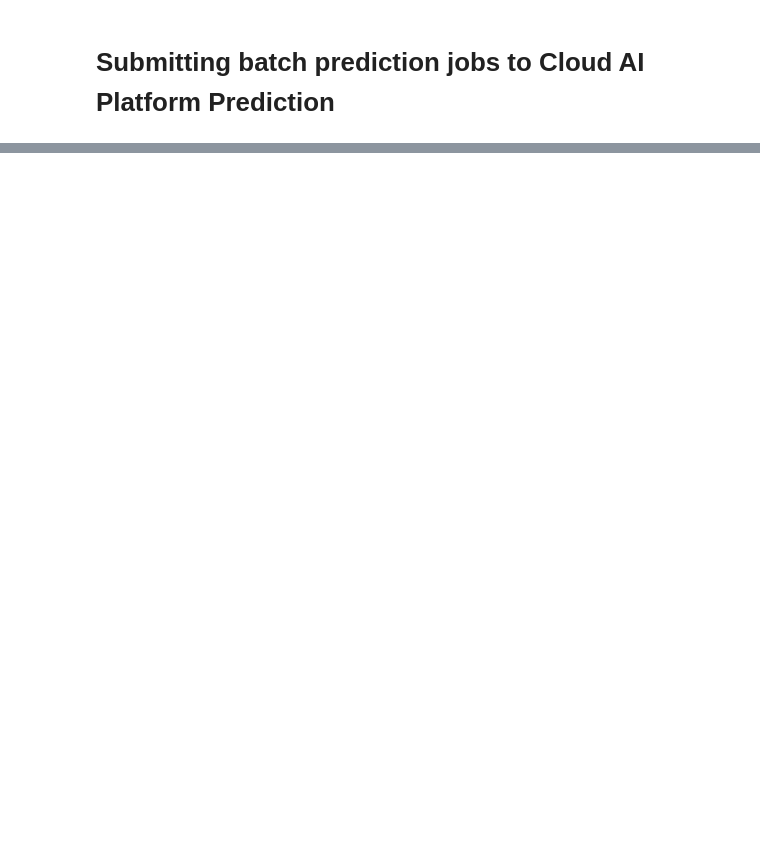
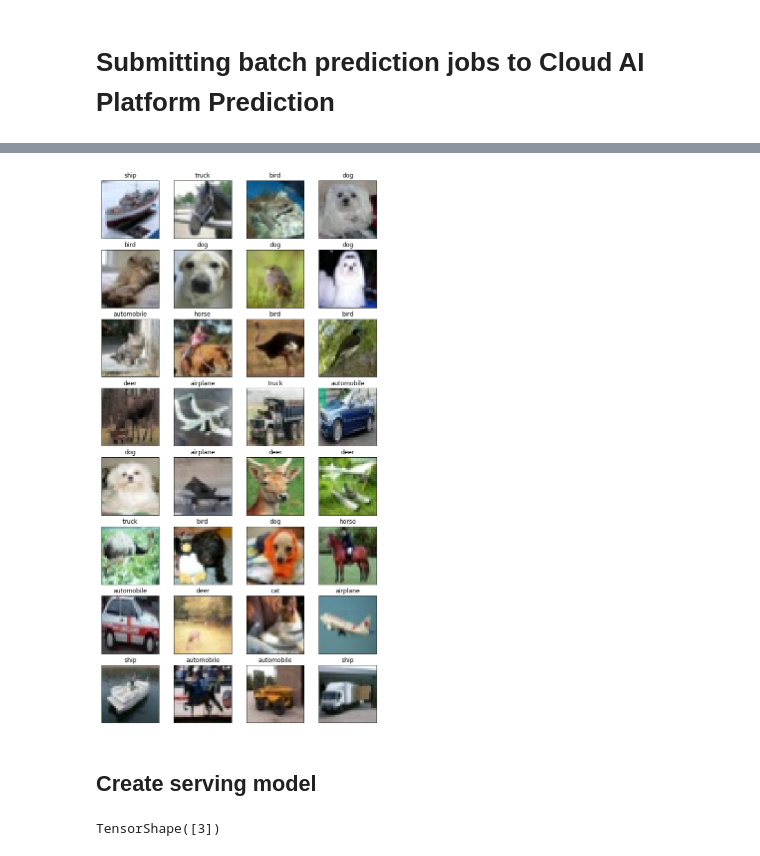
Before and after one commit to jarokaz/mlops-labs, a Jupyter notebook: examples/caip-batch-prediction/caip-batch-prediction.ipynb, the cells around one changed output, grey strips where cells are left out. Cells and saved outputs as stored; diff of their text form; code cells hidden in the pictures; blank space fills up the shorter version.

```diff
--- a/examples/caip-batch-prediction/caip-batch-prediction.ipynb
+++ b/examples/caip-batch-prediction/caip-batch-prediction.ipynb
@@ -112,0 +245,32 @@ image_features = {
+# %%
+preprocessed_images = preprocess_images(examples)
+# %%
+file_path = '/home/jupyter/save_model'
+
+model = tf.keras.models.load_model(file_path)
+# %%
+predictions = model.predict(preprocessed_images)
+# %%
+predicted_labels = np.argmax(predictions, axis=1)
+# %%
+figsize=(10, 20)
+fig, axis = plt.subplots(8, 4, figsize=figsize)
+
+for ax, image, label in zip(axis.flat[0:], images, predicted_labels):
+    ax.set_title(label_names[label])
+    ax.get_xaxis().set_visible(False)
+    ax.get_yaxis().set_visible(False)
+    ax.imshow(image)
+# %% [output]
+[figure, added]
+# %% [markdown]
+## Create serving model
+# %%
+test_files = ['gs://workshop-datasets/cifar10/test.tfrecord']
+dataset = tf.data.TFRecordDataset(test_files).batch(3)
+
+examples = dataset.take(1)
+examples = list(examples)[0]
+examples.shape
+# %% [output]
+TensorShape([3])
```
Also changed, not shown: parts of 51 cells of this notebook.
